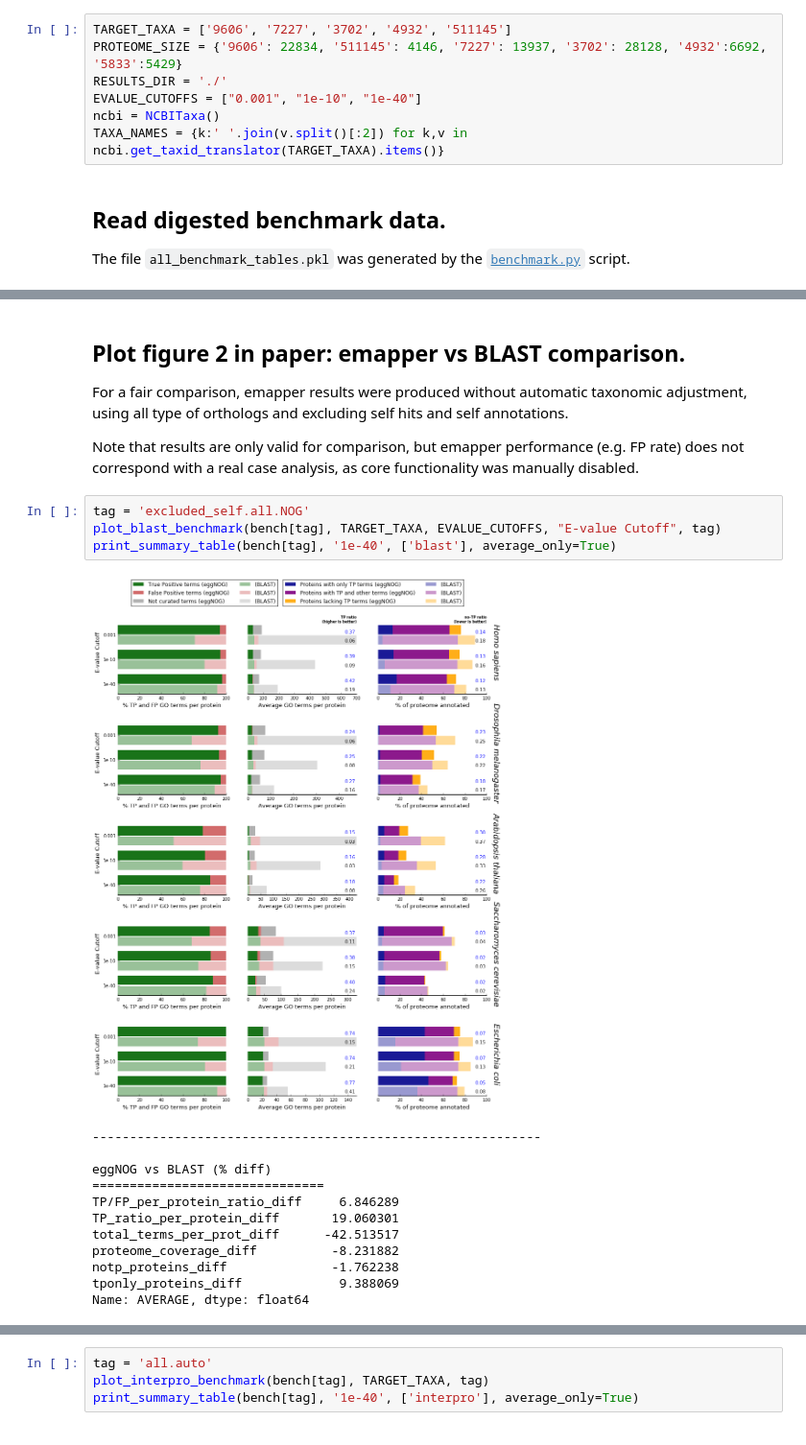
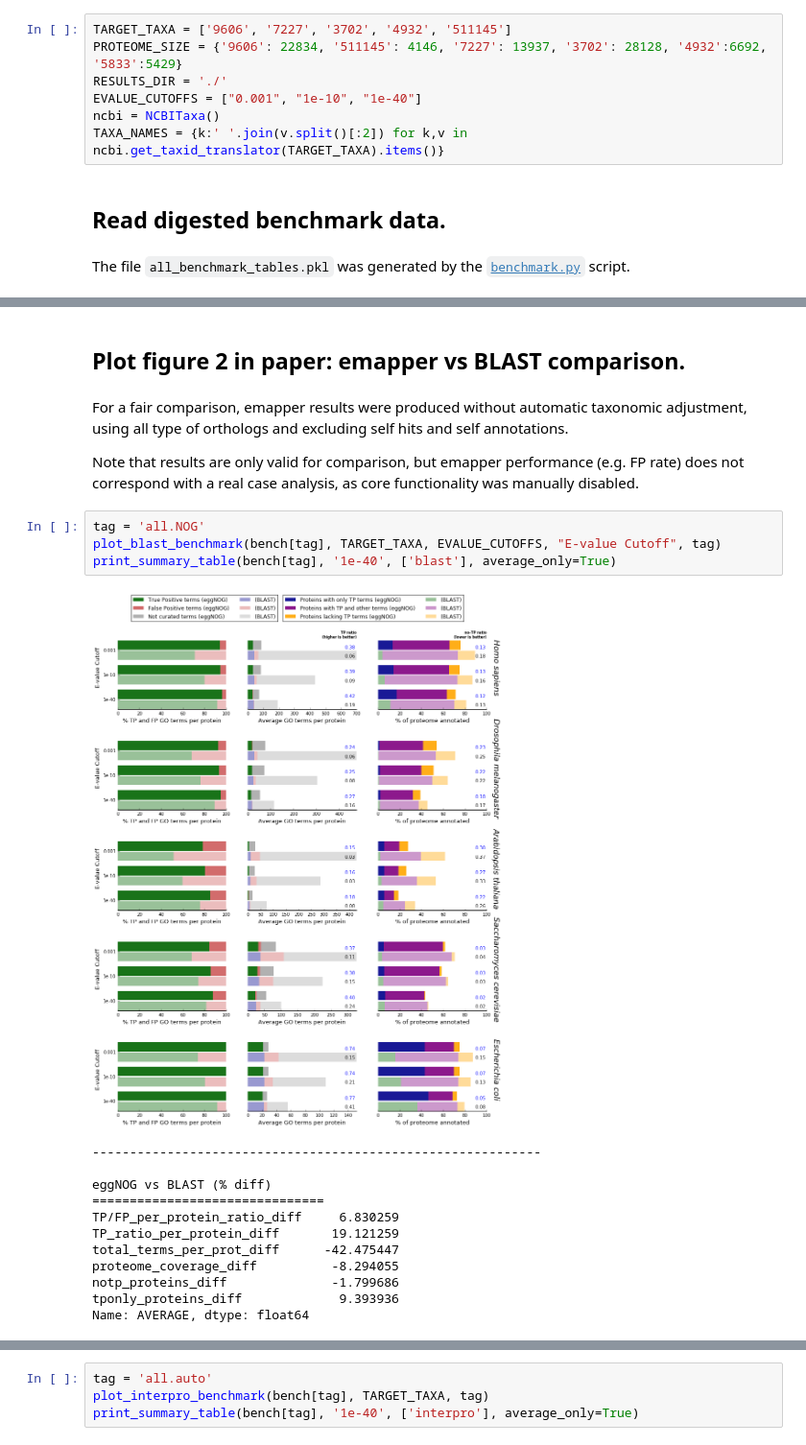
Before and after one commit to eggnogdb/emapper-benchmark, a Jupyter notebook: benchmark_analysis.ipynb, the cells around one changed output, grey strips where cells are left out. Shown at 96% size. Drawn from its saved outputs; the diff is of its cells as text.

Commit message:
updated benchmark summary

```diff
--- a/benchmark_analysis.ipynb
+++ b/benchmark_analysis.ipynb
@@ -425,8 +435,9 @@ RESULTS_DIR = './'
 EVALUE_CUTOFFS = ["0.001", "1e-10", "1e-40"]
 ncbi = NCBITaxa()
 TAXA_NAMES = {k:' '.join(v.split()[:2]) for k,v in ncbi.get_taxid_translator(TARGET_TAXA).items()}
+# %% [markdown]
+## Read digested benchmark data.
 # %% [markdown]
-## Read digested benchmark data.
 The file `all_benchmark_tables.pkl` was generated by the [`benchmark.py`](./benchmark.py) script.
 # %%
 bench = cPickle.load(open('all_benchmark_tables.pkl'))
@@ -450,25 +461,26 @@ Available emapper tags:
    excluded_self.one2one.auto
    one2one.NOG
    one2one.auto
+# %% [markdown]
+## Plot figure 2 in paper: emapper vs BLAST comparison.
 # %% [markdown]
-## Plot figure 2 in paper: emapper vs BLAST comparison.
 For a fair comparison, emapper results were produced without automatic taxonomic adjustment, using all type of orthologs and excluding self hits and self annotations.
 
 Note that results are only valid for comparison, but emapper performance (e.g. FP rate) does not correspond with a real case analysis, as core functionality was manually disabled.
 # %%
-tag = 'excluded_self.all.NOG'
+tag = 'all.NOG'
 plot_blast_benchmark(bench[tag], TARGET_TAXA, EVALUE_CUTOFFS, "E-value Cutoff", tag)
 print_summary_table(bench[tag], '1e-40', ['blast'], average_only=True)
 # %% [output]
-[figure, old version]
+[figure, new version]
 ------------------------------------------------------------
 
 eggNOG vs BLAST (% diff)
 ===============================
-TP/FP_per_protein_ratio_diff     6.846289
-TP_ratio_per_protein_diff       19.060301
-total_terms_per_prot_diff      -42.513517
-proteome_coverage_diff          -8.231882
-notp_proteins_diff              -1.762238
-tponly_proteins_diff             9.388069
+TP/FP_per_protein_ratio_diff     6.830259
+TP_ratio_per_protein_diff       19.121259
+total_terms_per_prot_diff      -42.475447
+proteome_coverage_diff          -8.294055
+notp_proteins_diff              -1.799686
+tponly_proteins_diff             9.393936
 Name: AVERAGE, dtype: float64
```
Also changed, not shown: parts of 11 cells of this notebook, 46 other files.
